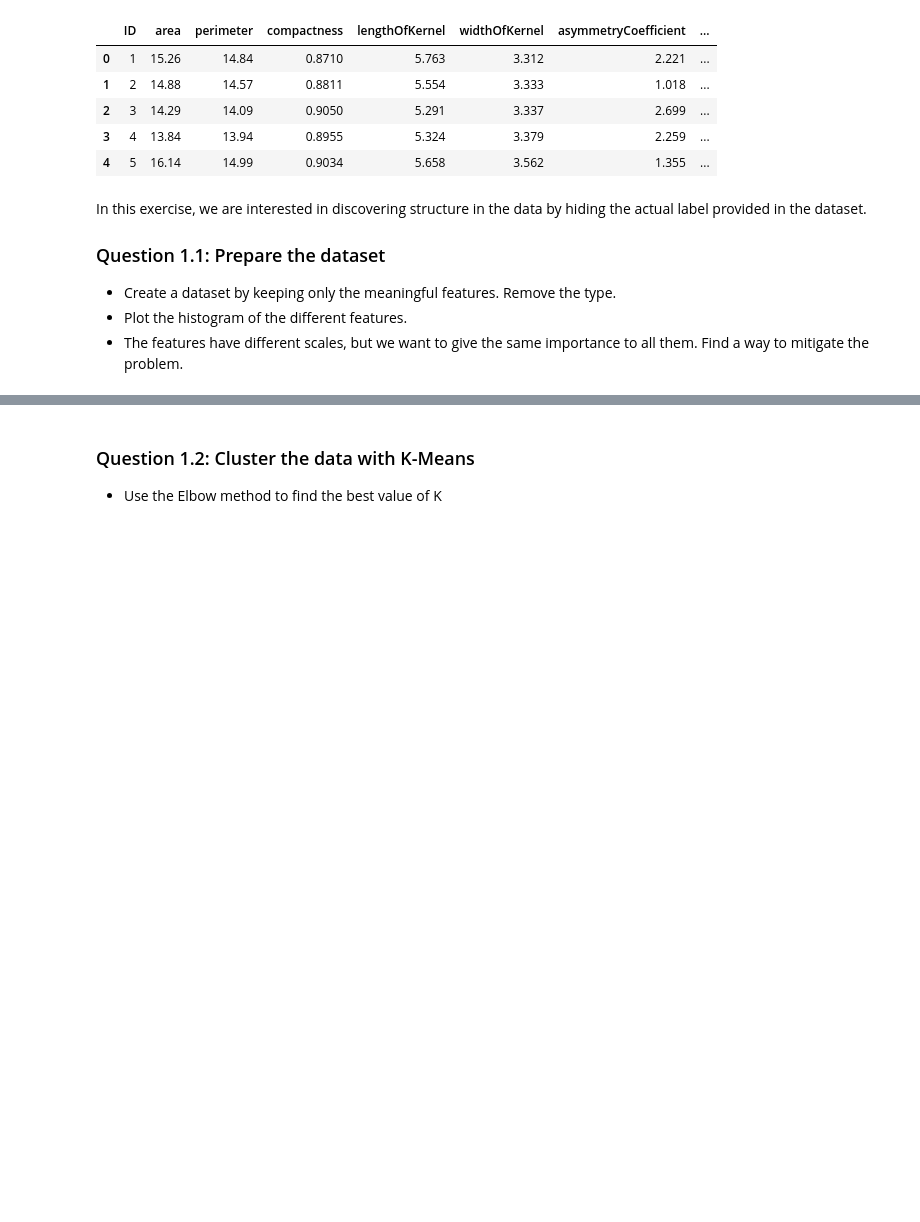
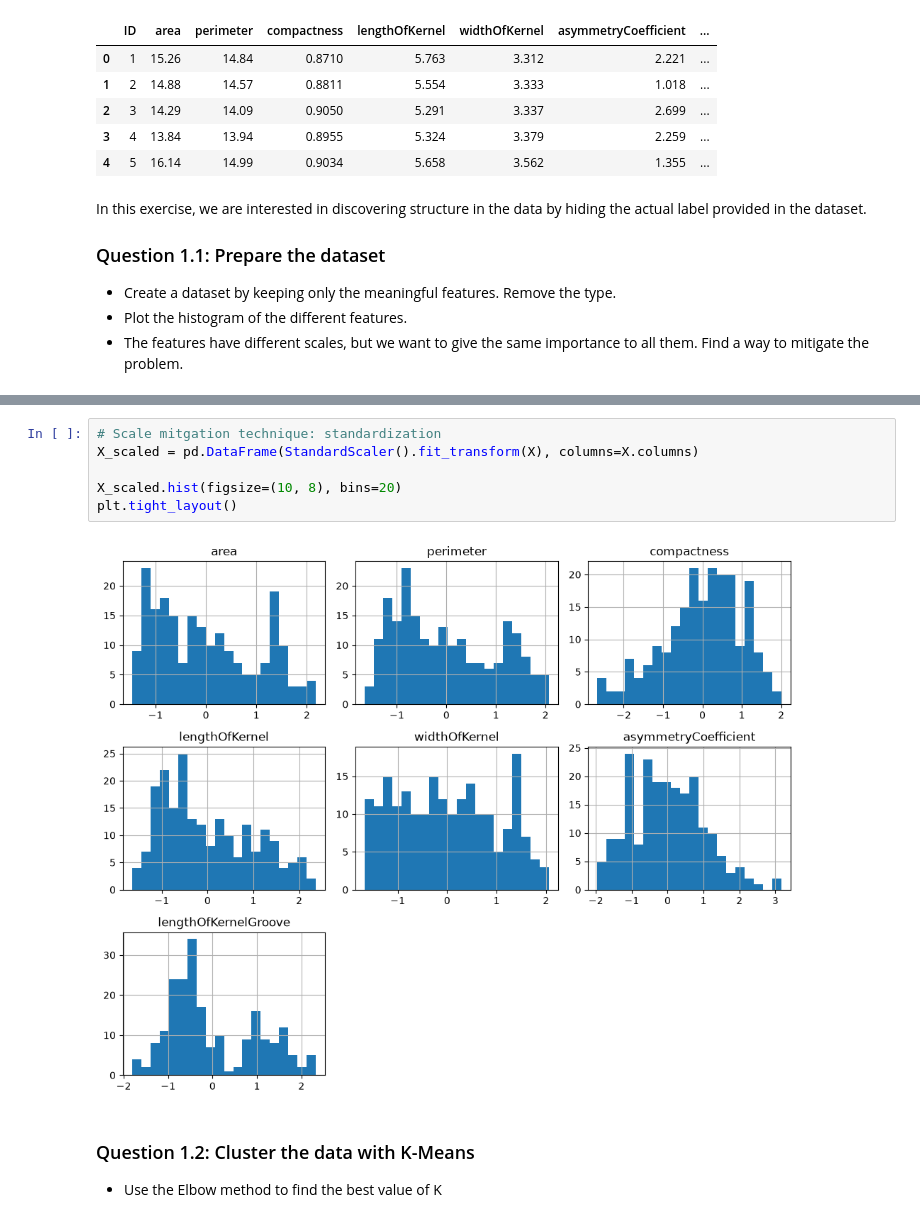
Before and after one commit to dimitripelgrin/ADA2026, a Jupyter notebook: Exercises/08 - Learning from data - Unsupervised learning/Unsupervised_Learning.ipynb, the cells around one changed output, grey strips where cells are left out. Drawn from its saved outputs; the diff is of its cells as text; blank space fills up the shorter version.

```diff
--- a/Exercises/08 - Learning from data - Unsupervised learning/Unsupervised_Learning.ipynb
+++ b/Exercises/08 - Learning from data - Unsupervised learning/Unsupervised_Learning.ipynb
@@ -354,3 +366,11 @@ In this exercise, we are interested in discovering structure in the data by hidi
+# %%
+# Scale mitgation technique: standardization
+X_scaled = pd.DataFrame(StandardScaler().fit_transform(X), columns=X.columns)
+
+X_scaled.hist(figsize=(10, 8), bins=20)
+plt.tight_layout()
+# %% [output]
+[figure, added]
 # %% [markdown]
 ### Question 1.2: Cluster the data with K-Means
 
```
Also changed, not shown: parts of 19 cells of this notebook, 1 other file.
